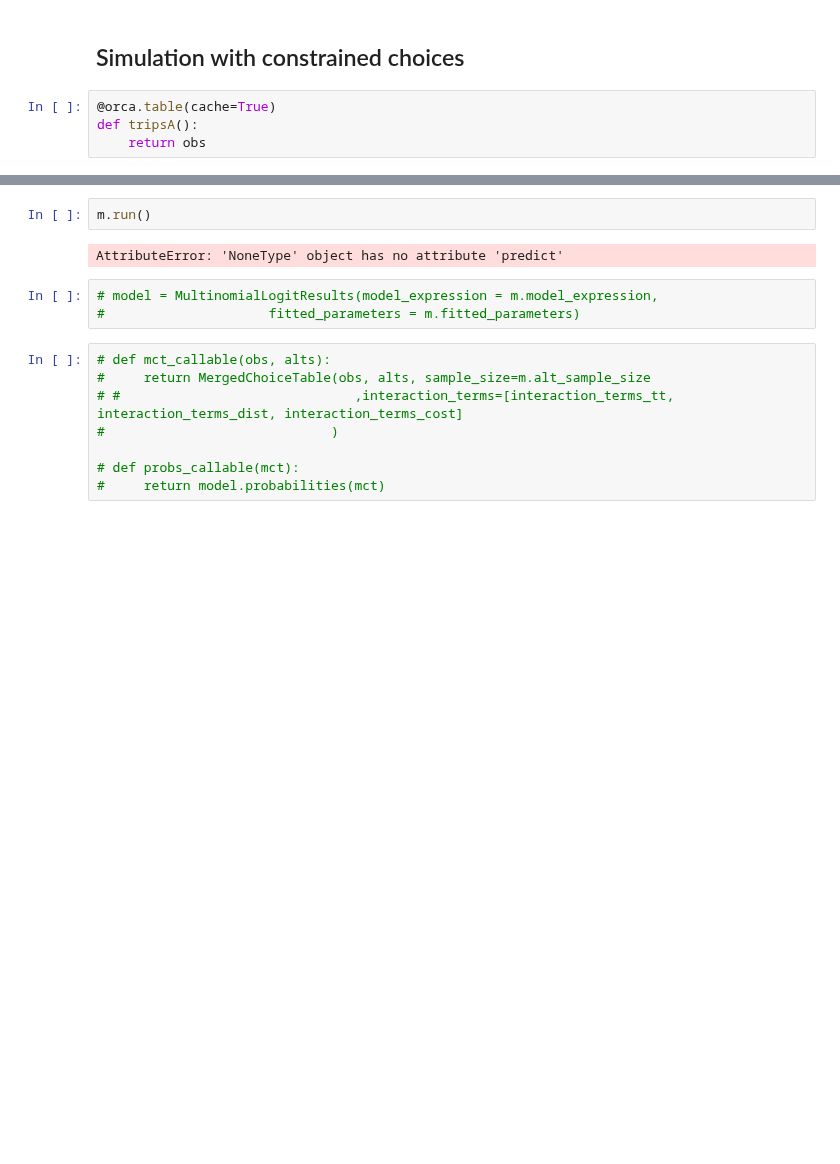
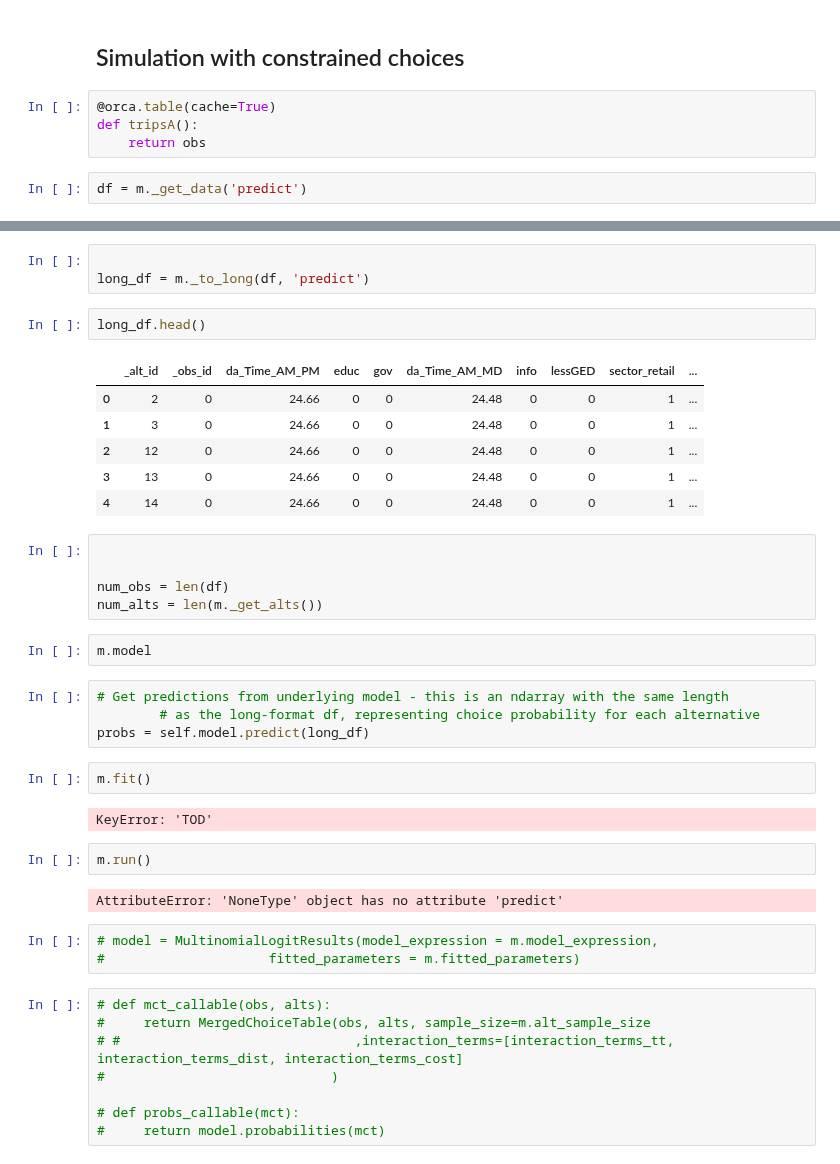
Before and after one commit to ual/ual_model_workspace, a Jupyter notebook: fall-2018-models/notebooks-emma/TOD_Simulation.ipynb, the cells around one changed output, grey strips where cells are left out. Drawn from its saved outputs; the diff is of its cells as text; blank space fills up the shorter version.

```diff
--- a/fall-2018-models/notebooks-emma/TOD_Simulation.ipynb
+++ b/fall-2018-models/notebooks-emma/TOD_Simulation.ipynb
@@ -302,3 +304,5 @@ len(obs)
 @orca.table(cache=True)
 def tripsA():
     return obs
+# %%
+df = m._get_data('predict')
@@ -305,3 +318,30 @@ def tripsA():
+# %%
+
+long_df = m._to_long(df, 'predict')
+# %%
+long_df.head()
+# %% [output]
+|  | _alt_id | _obs_id | da_Time_AM_PM | educ | gov | da_Time_AM_MD | info | lessGED | sector_retail | ... |
+| 0 | 2 | 0 | 24.66 | 0 | 0 | 24.48 | 0 | 0 | 1 | ... |
+| 1 | 3 | 0 | 24.66 | 0 | 0 | 24.48 | 0 | 0 | 1 | ... |
+| 2 | 12 | 0 | 24.66 | 0 | 0 | 24.48 | 0 | 0 | 1 | ... |
+| 3 | 13 | 0 | 24.66 | 0 | 0 | 24.48 | 0 | 0 | 1 | ... |
+| 4 | 14 | 0 | 24.66 | 0 | 0 | 24.48 | 0 | 0 | 1 | ... |
+# %%
+
+
+num_obs = len(df)
+num_alts = len(m._get_alts())
+# %%
+m.model
+# %%
+# Get predictions from underlying model - this is an ndarray with the same length
+        # as the long-format df, representing choice probability for each alternative
+probs = self.model.predict(long_df)
+# %%
+m.fit()
+# %% [output]
+KeyError: 'TOD'
 # %%
 m.run()
 # %% [output]
```
Also changed, not shown: parts of 2 cells of this notebook, 1 other file.
